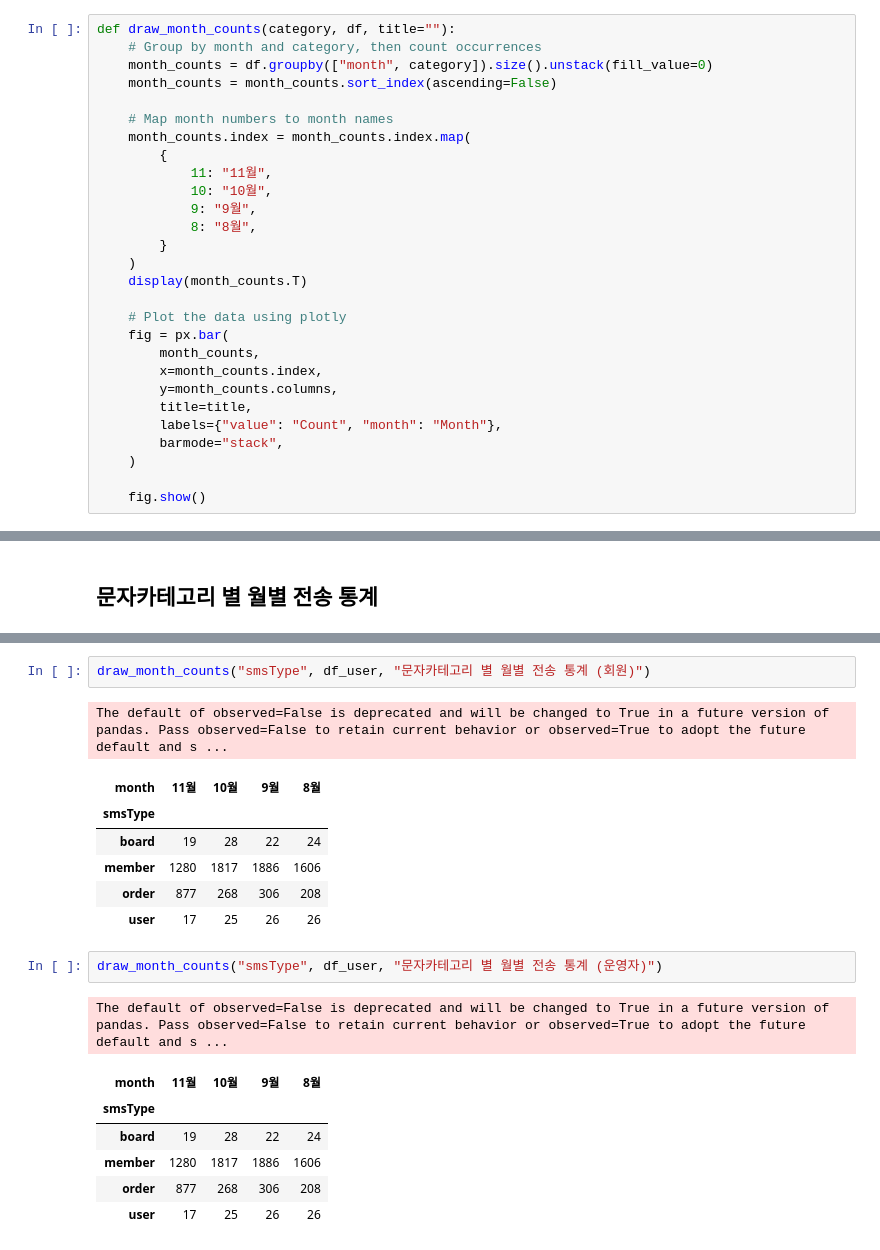
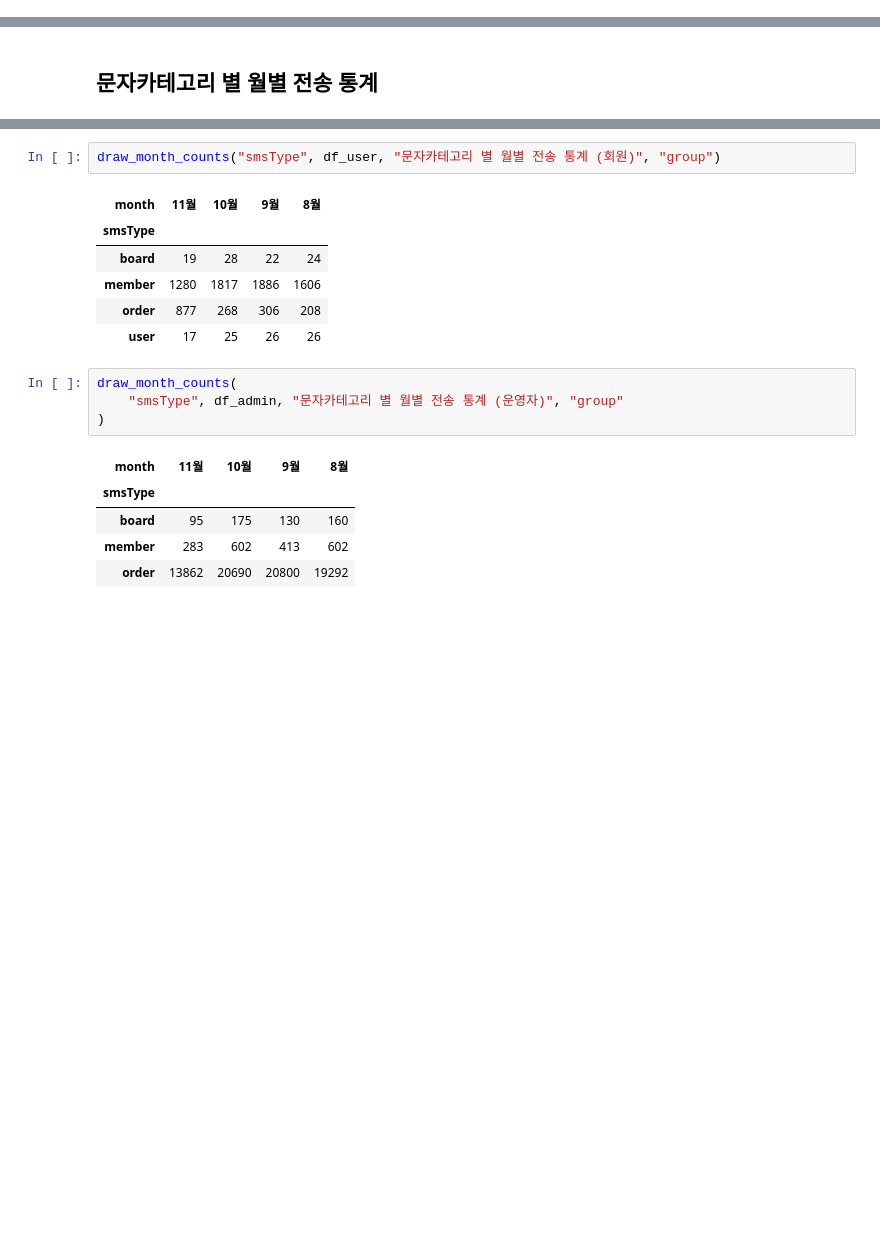
Before and after one commit to plandocs-it/pd-data-analysis, a Jupyter notebook: 241114_SMS발송통계_visualization.ipynb, the cells around one changed output, grey strips where cells are left out. Saved outputs shown, nothing was run; the diff lists cells and outputs as text; blank space fills up the shorter version.

```diff
--- a/241114_SMS발송통계_visualization.ipynb
+++ b/241114_SMS발송통계_visualization.ipynb
@@ -285,31 +324,3 @@ draw_month_counts_by_sms_type(
 | 영업사원방문 게시판 | 19 | 10 | 5 | 0 |
 | 교환신청 | 16 | 40 | 40 | 70 |
 | 샘플요청 게시판 | 8 | 35 | 30 | 40 |
-# %%
-def draw_month_counts(category, df, title=""):
-    # Group by month and category, then count occurrences
-    month_counts = df.groupby(["month", category]).size().unstack(fill_value=0)
-    month_counts = month_counts.sort_index(ascending=False)
-
-    # Map month numbers to month names
-    month_counts.index = month_counts.index.map(
-        {
-            11: "11월",
-            10: "10월",
-            9: "9월",
-            8: "8월",
-        }
-    )
-    display(month_counts.T)
-
-    # Plot the data using plotly
-    fig = px.bar(
-        month_counts,
-        x=month_counts.index,
-        y=month_counts.columns,
-        title=title,
-        labels={"value": "Count", "month": "Month"},
-        barmode="stack",
-    )
-
-    fig.show()
@@ -362,9 +359,8 @@ The default of observed=False is deprecated and will be changed to True in a fut
 | order | 14739 | 20958 | 21106 | 19500 |
 | user | 17 | 25 | 26 | 26 |
 # %%
-draw_month_counts("smsType", df_user, "문자카테고리 별 월별 전송 통계 (회원)")
+draw_month_counts("smsType", df_user, "문자카테고리 별 월별 전송 통계 (회원)", "group")
 # %% [output]
-The default of observed=False is deprecated and will be changed to True in a future version of pandas. Pass observed=False to retain current behavior or observed=True to adopt the future default and s ...
 | month | 11월 | 10월 | 9월 | 8월 |
 | smsType |  |  |  |  |
 | board | 19 | 28 | 22 | 24 |
@@ -372,12 +368,12 @@ The default of observed=False is deprecated and will be changed to True in a fut
 | order | 877 | 268 | 306 | 208 |
 | user | 17 | 25 | 26 | 26 |
 # %%
-draw_month_counts("smsType", df_user, "문자카테고리 별 월별 전송 통계 (운영자)")
+draw_month_counts(
+    "smsType", df_admin, "문자카테고리 별 월별 전송 통계 (운영자)", "group"
+)
 # %% [output]
-The default of observed=False is deprecated and will be changed to True in a future version of pandas. Pass observed=False to retain current behavior or observed=True to adopt the future default and s ...
 | month | 11월 | 10월 | 9월 | 8월 |
 | smsType |  |  |  |  |
-| board | 19 | 28 | 22 | 24 |
-| member | 1280 | 1817 | 1886 | 1606 |
-| order | 877 | 268 | 306 | 208 |
-| user | 17 | 25 | 26 | 26 |
+| board | 95 | 175 | 130 | 160 |
+| member | 283 | 602 | 413 | 602 |
+| order | 13862 | 20690 | 20800 | 19292 |
```
Also changed, not shown: parts of 10 cells of this notebook.
